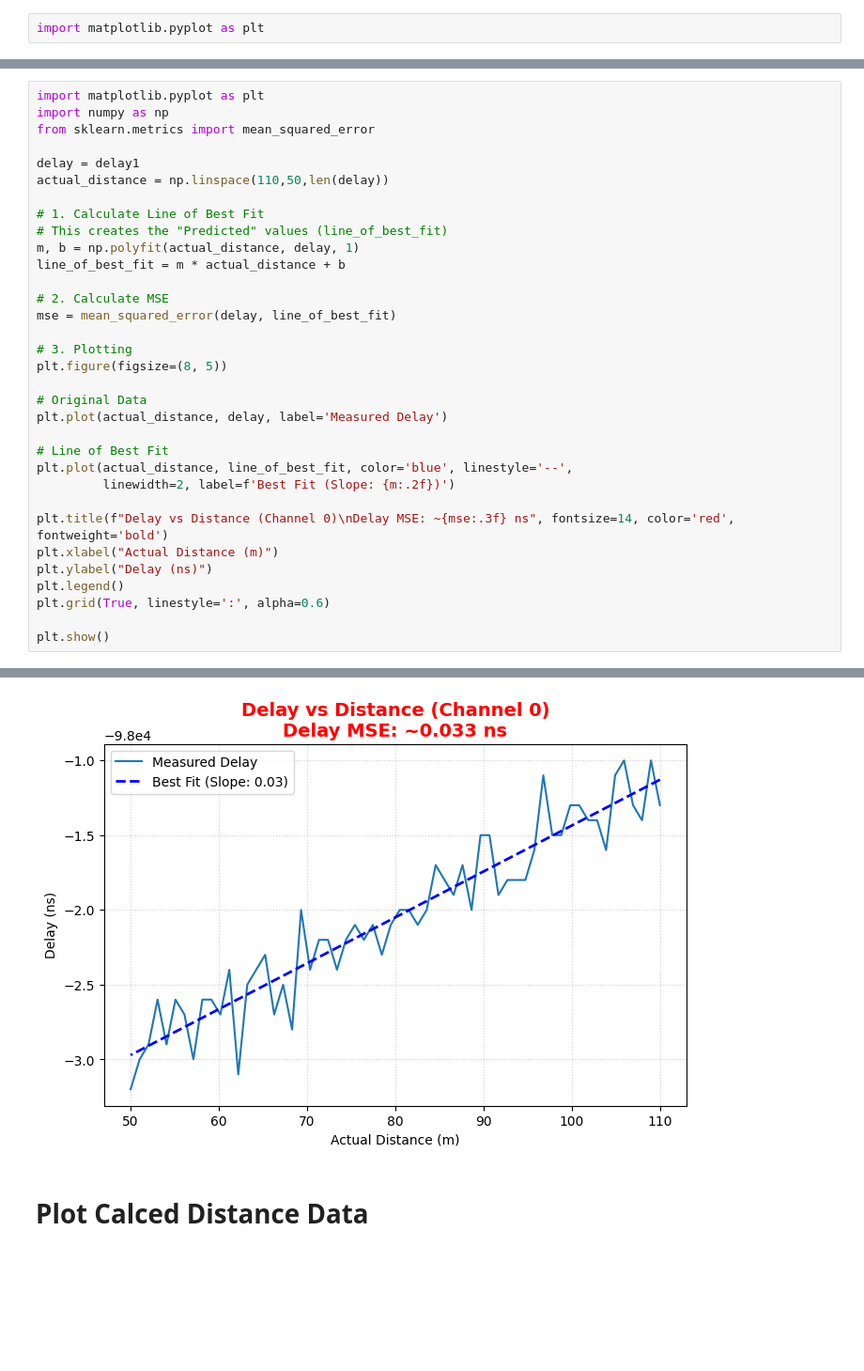
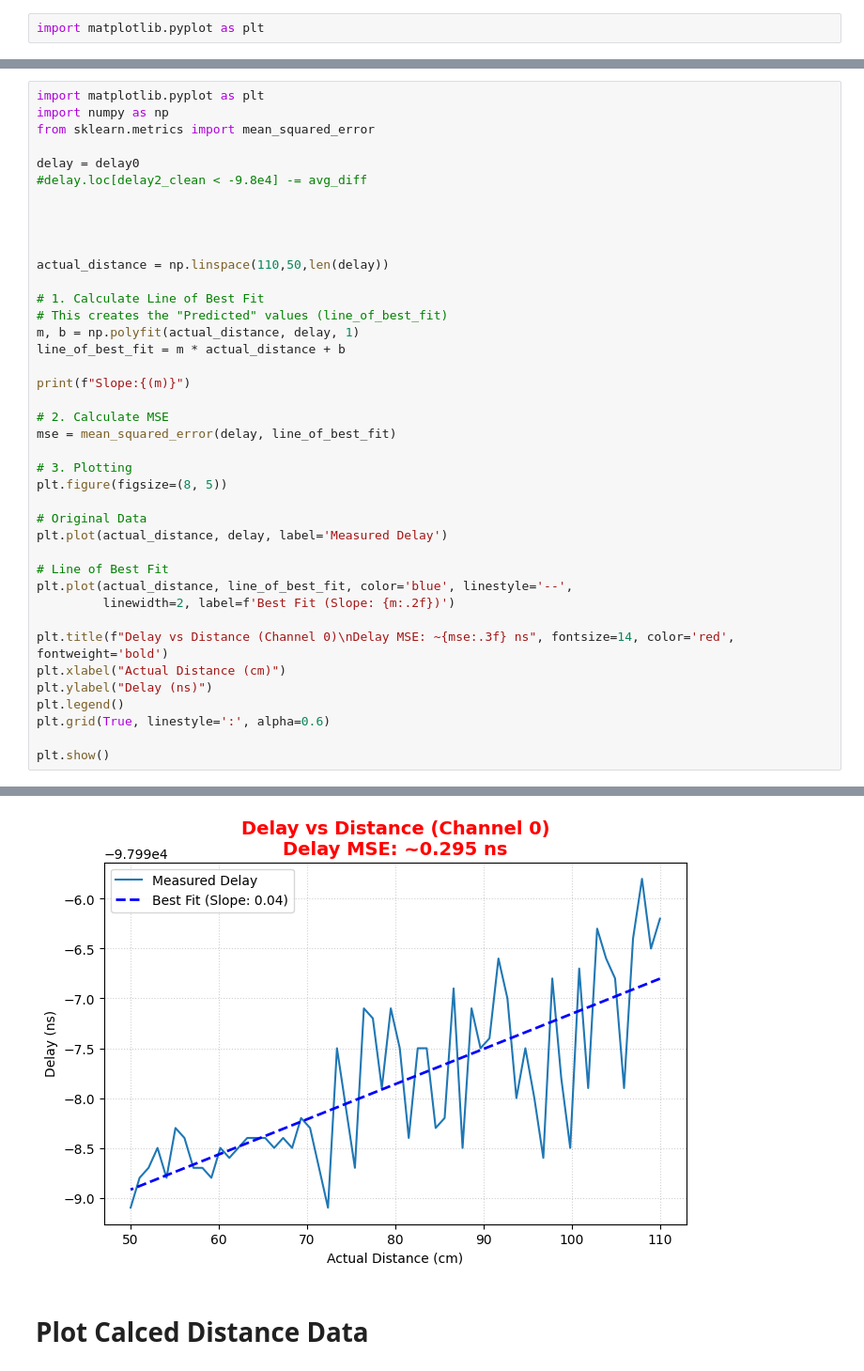
Before and after one commit to osherlock1/OFDM-Sense, a Jupyter notebook: notebooks/experiment_plotter.ipynb, the cells around one changed output, grey strips where cells are left out. Shown at 94% size. Cells and saved outputs as stored; diff of their text form; blank space fills up the shorter version.

```diff
--- a/notebooks/experiment_plotter.ipynb
+++ b/notebooks/experiment_plotter.ipynb
@@ -87,13 +123,20 @@ import matplotlib.pyplot as plt
 import numpy as np
 from sklearn.metrics import mean_squared_error
 
-delay = delay1
+delay = delay0
+#delay.loc[delay2_clean < -9.8e4] -= avg_diff
+
+
+
+
 actual_distance = np.linspace(110,50,len(delay))
 
 # 1. Calculate Line of Best Fit
 # This creates the "Predicted" values (line_of_best_fit)
 m, b = np.polyfit(actual_distance, delay, 1)
 line_of_best_fit = m * actual_distance + b
+
+print(f"Slope:{(m)}")
 
 # 2. Calculate MSE
 mse = mean_squared_error(delay, line_of_best_fit)
@@ -109,7 +152,7 @@ plt.plot(actual_distance, line_of_best_fit, color='blue', linestyle='--',
          linewidth=2, label=f'Best Fit (Slope: {m:.2f})')
 
 plt.title(f"Delay vs Distance (Channel 0)\nDelay MSE: ~{mse:.3f} ns", fontsize=14, color='red', fontweight='bold')
-plt.xlabel("Actual Distance (m)")
+plt.xlabel("Actual Distance (cm)")
 plt.ylabel("Delay (ns)")
 plt.legend()
 plt.grid(True, linestyle=':', alpha=0.6)
@@ -119,4 +163,4 @@ plt.show()
-[figure, old version]
+[figure, new version]
 # %% [markdown]
 # Plot Calced Distance Data
 # %%
```
Also changed, not shown: parts of 6 cells of this notebook.
